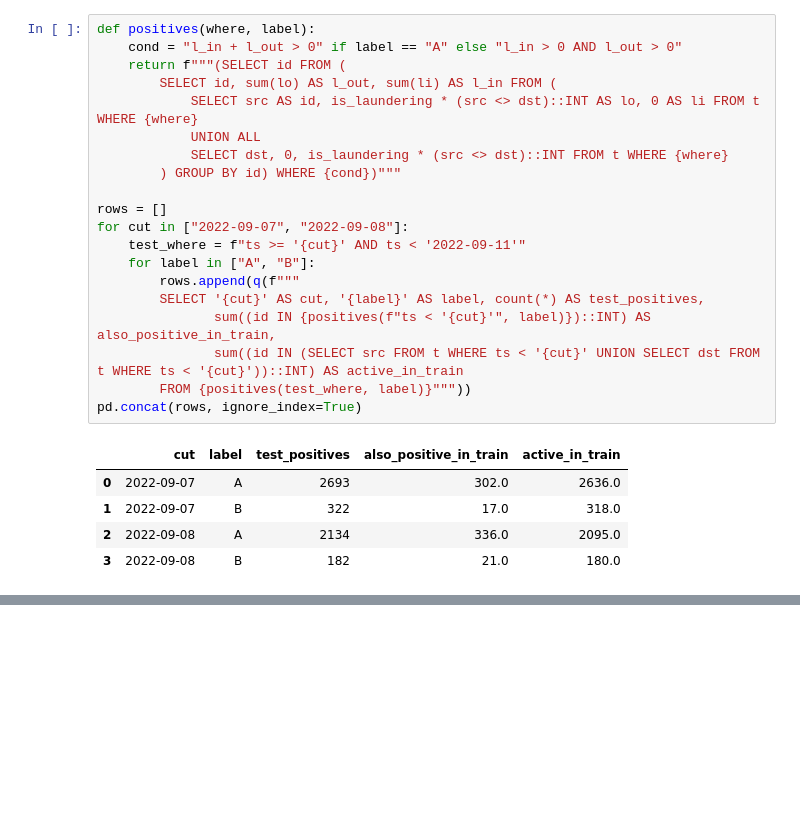
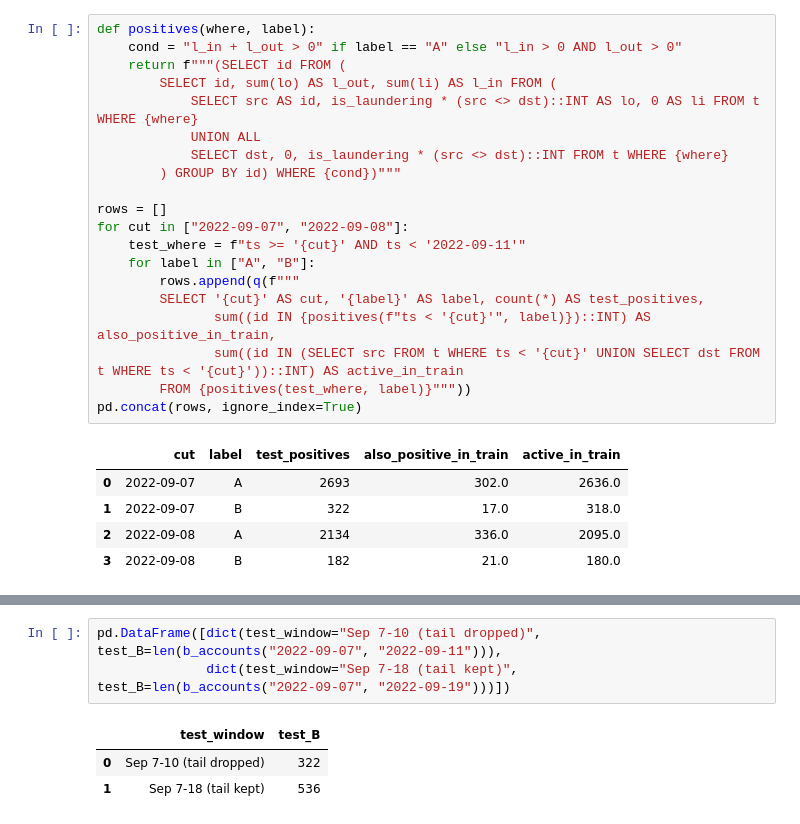
Before and after one commit to abhiishek2205/mulewatch, a Jupyter notebook: notebooks/01_explore.ipynb, the cells around one changed output, grey strips where cells are left out. Drawn from its saved outputs; the diff is of its cells as text; blank space fills up the shorter version.

```diff
--- a/notebooks/01_explore.ipynb
+++ b/notebooks/01_explore.ipynb
@@ -352,0 +454,7 @@ pd.concat(rows, ignore_index=True)
+# %%
+pd.DataFrame([dict(test_window="Sep 7-10 (tail dropped)", test_B=len(b_accounts("2022-09-07", "2022-09-11"))),
+              dict(test_window="Sep 7-18 (tail kept)",    test_B=len(b_accounts("2022-09-07", "2022-09-19")))])
+# %% [output]
+|  | test_window | test_B |
+| 0 | Sep 7-10 (tail dropped) | 322 |
+| 1 | Sep 7-18 (tail kept) | 536 |
```
Also changed, not shown: parts of 11 cells of this notebook, 3 other files.
